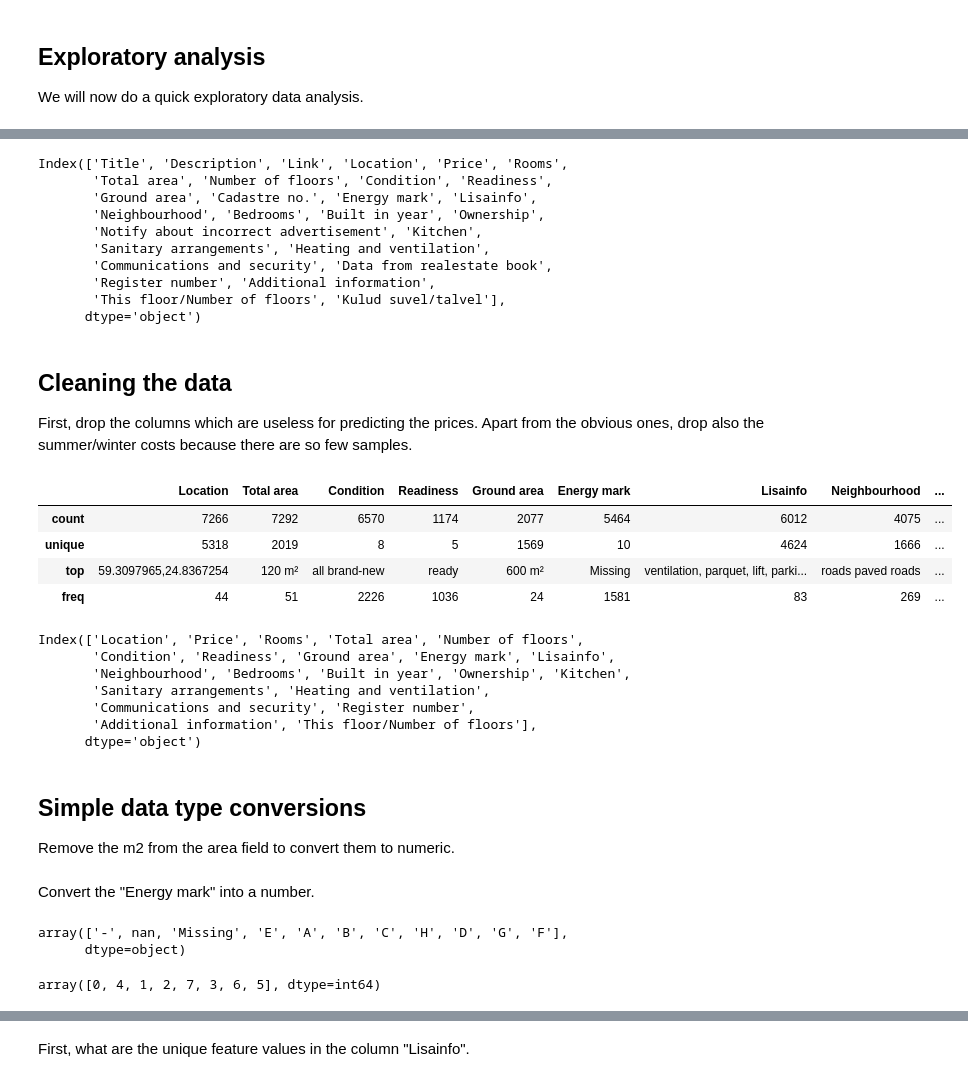
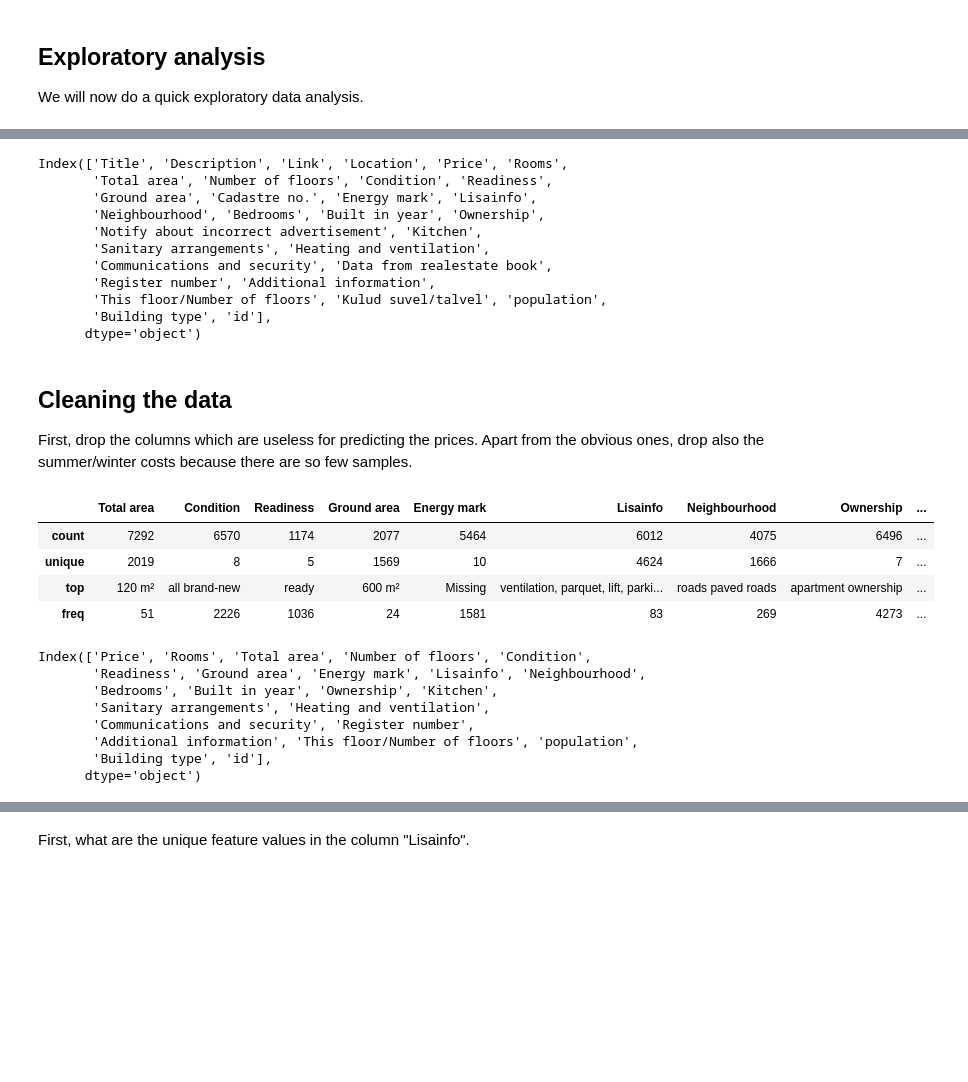
Before and after one commit to Jyrijoul/real_estate_prediction, a Jupyter notebook: data_analysis.ipynb, the cells around one changed output, grey strips where cells are left out. Cells and saved outputs as stored; diff of their text form; code cells hidden in the pictures; blank space fills up the shorter version.

```diff
--- a/data_analysis.ipynb
+++ b/data_analysis.ipynb
@@ -12,8 +12,15 @@ pd.set_option('display.max_columns', None)
 
 First of all, since we have three datasets, let's join them all into one big dataset.
 # %%
-data_houses = pd.read_csv("dataset_houses.csv")
-data_apartments = pd.read_csv("dataset_apartments.csv")
-data_sharehouses = pd.read_csv("dataset_sharehouses.csv")
+data_houses = pd.read_csv("dataset_houses_with_population.csv")
+data_houses['Building type'] = 0
+data_apartments = pd.read_csv("dataset_apartments_with_population.csv")
+data_apartments['Building type'] = 1
+data_sharehouses = pd.read_csv("dataset_sharehouses_with_population.csv")
+data_sharehouses['Building type'] = 2
 
 data = pd.concat([data_houses, data_apartments, data_sharehouses])
+data['id'] = np.arange(start = 1, stop = len(data) + 1, step = 1)
+
+data = data.drop(columns="Unnamed: 0")
+data
@@ -53,31 +74,29 @@ Index(['Title', 'Description', 'Link', 'Location', 'Price', 'Rooms',
        'Sanitary arrangements', 'Heating and ventilation',
        'Communications and security', 'Data from realestate book',
        'Register number', 'Additional information',
-       'This floor/Number of floors', 'Kulud suvel/talvel'],
+       'This floor/Number of floors', 'Kulud suvel/talvel', 'population',
+       'Building type', 'id'],
       dtype='object')
 # %% [markdown]
 ## Cleaning the data
 
 First, drop the columns which are useless for predicting the prices. Apart from the obvious ones, drop also the summer/winter costs because there are so few samples.
 # %%
-data.drop(columns=["Title", "Description", "Link", "Cadastre no.", "Data from realestate book", "Notify about incorrect advertisement", "Kulud suvel/talvel"], inplace=True)
+data.drop(columns=["Location", "Title", "Description", "Link", "Cadastre no.", "Data from realestate book", "Notify about incorrect advertisement", "Kulud suvel/talvel"], inplace=True)
 
 data.describe(include=[object])
 data.columns
 # %% [output]
-|  | Location | Total area | Condition | Readiness | Ground area | Energy mark | Lisainfo | Neighbourhood | ... |
-| count | 7266 | 7292 | 6570 | 1174 | 2077 | 5464 | 6012 | 4075 | ... |
-| unique | 5318 | 2019 | 8 | 5 | 1569 | 10 | 4624 | 1666 | ... |
-| top | 59.3097965,24.8367254 | 120 m² | all brand-new | ready | 600 m² | Missing | ventilation, parquet, lift, parki... | roads paved roads | ... |
-| freq | 44 | 51 | 2226 | 1036 | 24 | 1581 | 83 | 269 | ... |
+|  | Total area | Condition | Readiness | Ground area | Energy mark | Lisainfo | Neighbourhood | Ownership | ... |
+| count | 7292 | 6570 | 1174 | 2077 | 5464 | 6012 | 4075 | 6496 | ... |
+| unique | 2019 | 8 | 5 | 1569 | 10 | 4624 | 1666 | 7 | ... |
+| top | 120 m² | all brand-new | ready | 600 m² | Missing | ventilation, parquet, lift, parki... | roads paved roads | apartment ownership | ... |
+| freq | 51 | 2226 | 1036 | 24 | 1581 | 83 | 269 | 4273 | ... |
-Index(['Location', 'Price', 'Rooms', 'Total area', 'Number of floors',
-       'Condition', 'Readiness', 'Ground area', 'Energy mark', 'Lisainfo',
-       'Neighbourhood', 'Bedrooms', 'Built in year', 'Ownership', 'Kitchen',
+Index(['Price', 'Rooms', 'Total area', 'Number of floors', 'Condition',
+       'Readiness', 'Ground area', 'Energy mark', 'Lisainfo', 'Neighbourhood',
+       'Bedrooms', 'Built in year', 'Ownership', 'Kitchen',
        'Sanitary arrangements', 'Heating and ventilation',
        'Communications and security', 'Register number',
-       'Additional information', 'This floor/Number of floors'],
+       'Additional information', 'This floor/Number of floors', 'population',
+       'Building type', 'id'],
       dtype='object')
-# %% [markdown]
-## Simple data type conversions
-
-Remove the m2 from the area field to convert them to numeric.
@@ -87,2 +102,0 @@ data["Ground area"] = data['Ground area'].astype('str').map(lambda x: x.split()[
-# %% [markdown]
-Convert the "Energy mark" into a number.
@@ -92,9 +102,0 @@ def remap_column(data, column, mapping):
-# %%
-data["Energy mark"].unique()
-# data["Energy mark"] = data["Energy mark"].map({'C': 2, 'B': 1, np.nan: 0, '-': 0, 'Missing': 0, 'A': 0, 'H': 7, 'E': 4, 'D': 3, 'G': 6, 'F': 5})
-remap_column(data, "Energy mark", {'C': 2, 'B': 1, np.nan: 0, '-': 0, 'Missing': 0, 'A': 0, 'H': 7, 'E': 4, 'D': 3, 'G': 6, 'F': 5})
-data["Energy mark"].unique()
-# %% [output]
-array(['-', nan, 'Missing', 'E', 'A', 'B', 'C', 'H', 'D', 'G', 'F'],
-      dtype=object)
-array([0, 4, 1, 2, 7, 3, 6, 5], dtype=int64)
```
Also changed, not shown: parts of 45 cells of this notebook, 1 other file.
